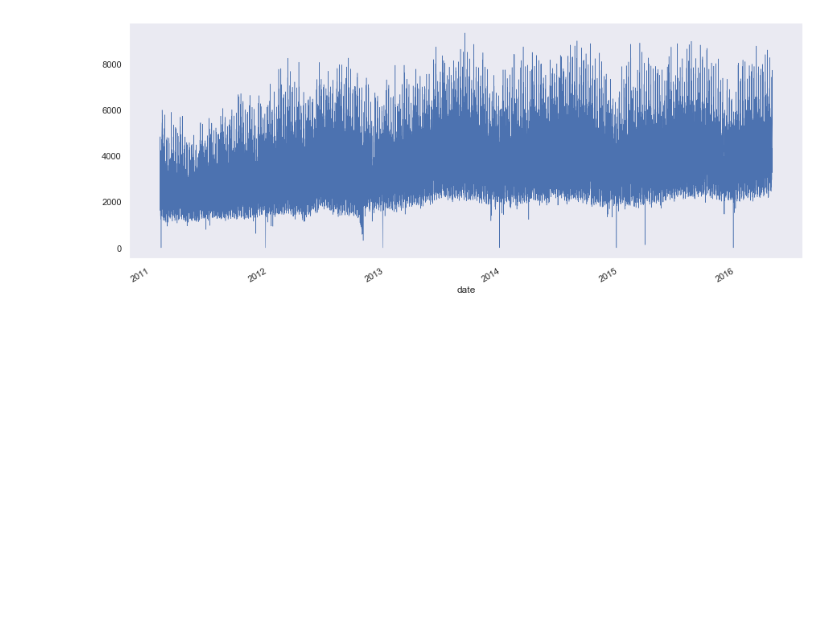
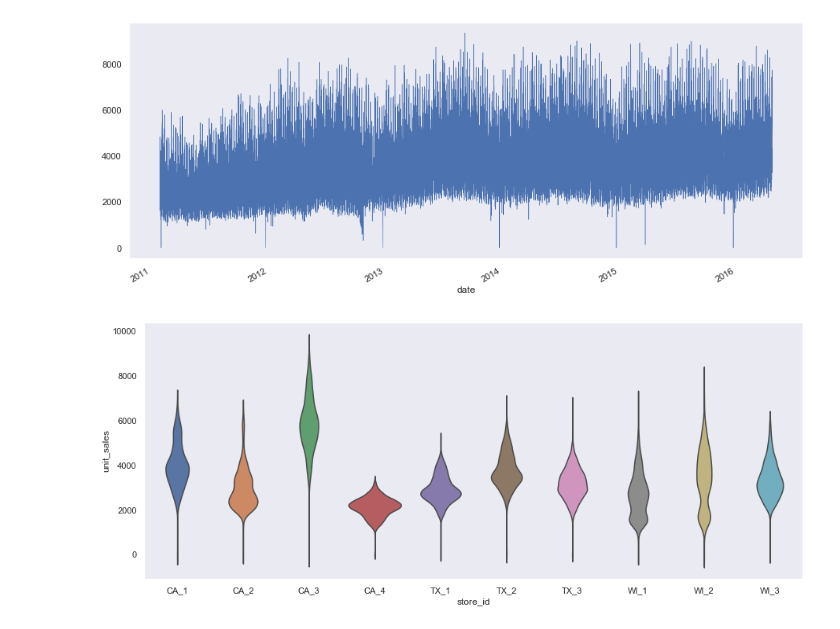
Before and after one commit to cpglenn/m5-forecasting-accuracy, a Jupyter notebook: master.ipynb, the cells around one changed output. Cells and saved outputs as stored; diff of their text form; code cells hidden in the pictures; blank space fills up the shorter version.

```diff
--- a/master.ipynb
+++ b/master.ipynb
@@ -129,4 +132,12 @@ df2.loc[:, 'unit_sales'].plot(linewidth=0.5)
 plt.show()
 # %% [output]
 [figure]
+# %%
+sns.violinplot(data=store_sales,
+               x='store_id',
+               y='unit_sales',
+               inner=None)
+plt.show()
+# %% [output]
+[figure, added]
 # %%
```
Also changed, not shown: parts of 5 cells of this notebook, 1 other file.
